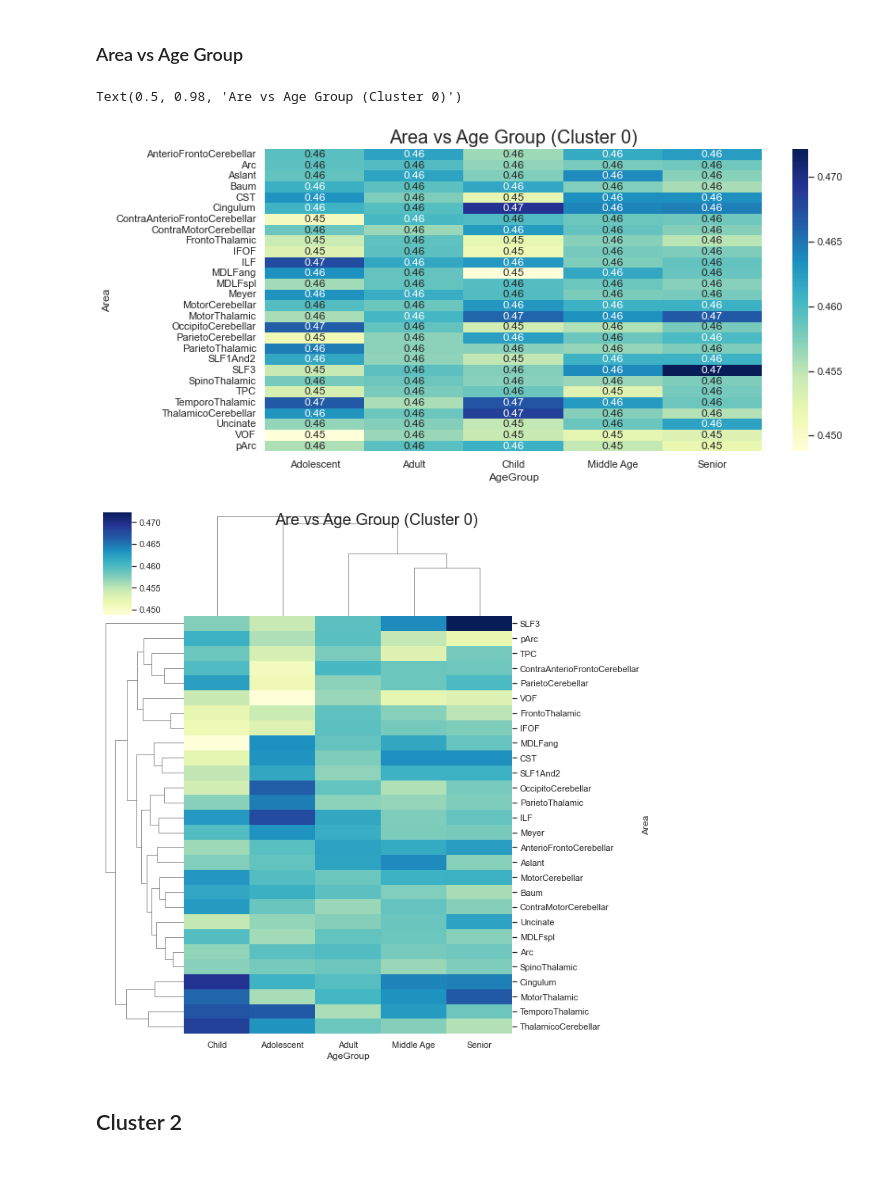
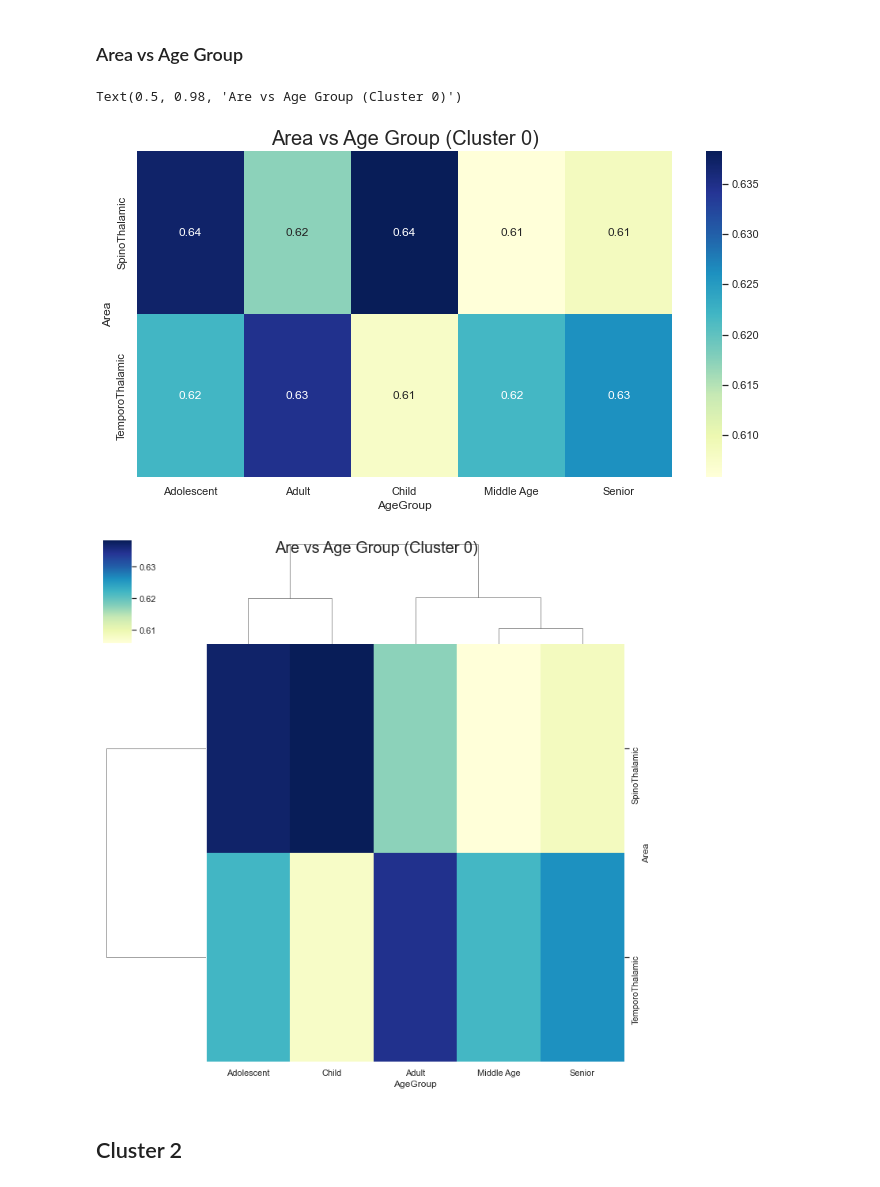
Before and after one commit to mohammedfmehboob/Lateral-HeatMap, a Jupyter notebook: Lateral HeatMap.ipynb, the cells around one changed output. Cells and saved outputs as stored; diff of their text form; code cells hidden in the pictures.

```diff
--- a/Lateral HeatMap.ipynb
+++ b/Lateral HeatMap.ipynb
@@ -355,17 +344,18 @@ Text(0.5, 0.98, 'Category vs Age Group (Cluster 1)')
 # %%
 heatmap_data_1_2 = pd.pivot_table(C1, values='FA',
                              index=['Area'],
                              columns='AgeGroup')
+heatmap_data_1_2.dropna(inplace=True)
 
 sns.set(rc = {'figure.figsize':(12,6)})
 sns.heatmap(heatmap_data_1_2, annot=True, cmap = 'YlGnBu')
 plt.title("Area vs Age Group (Cluster 0)", fontsize =20)
 
 sns.clustermap(heatmap_data_1_2, cmap = 'YlGnBu').fig.suptitle('Are vs Age Group (Cluster 0)', fontsize =20)
 # %% [output]
 Text(0.5, 0.98, 'Are vs Age Group (Cluster 0)')
-[figure, old version]
+[figure, new version]
-[figure, old version]
+[figure, new version]
 # %% [markdown]
 ## Cluster 2
 # %% [markdown]
```
Also changed, not shown: parts of 21 cells of this notebook.
